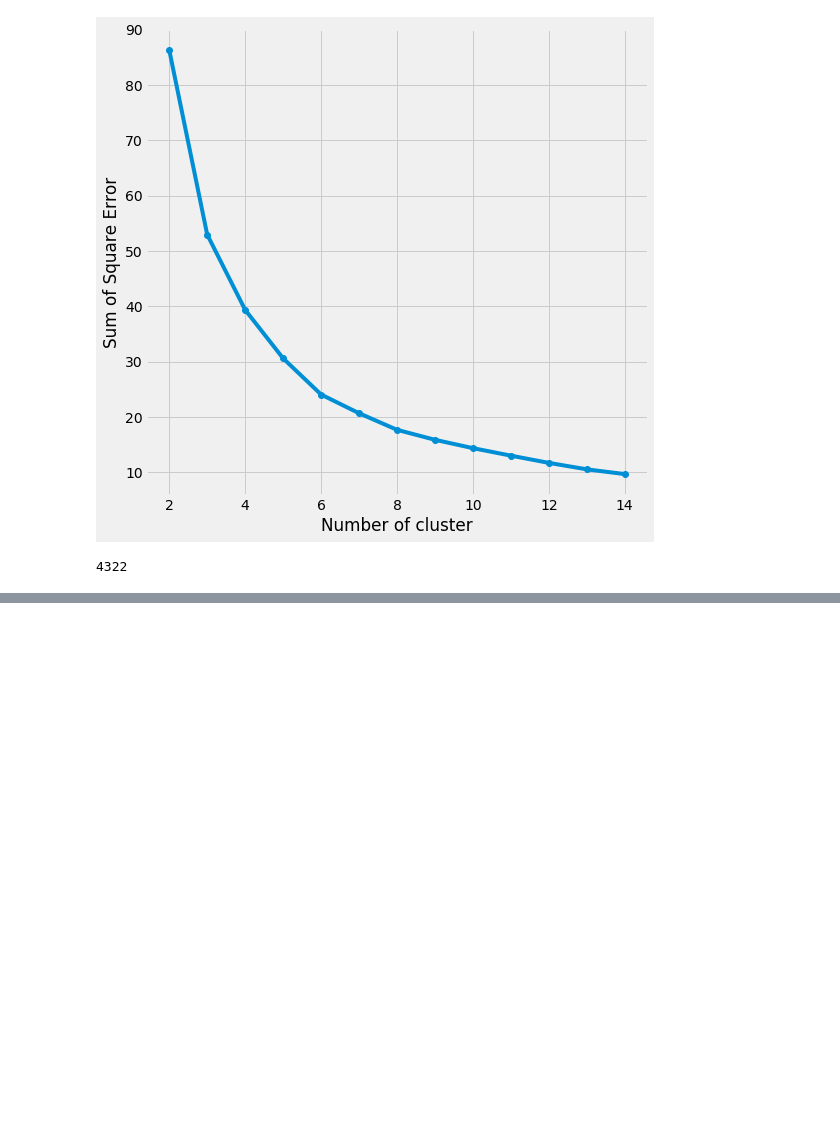
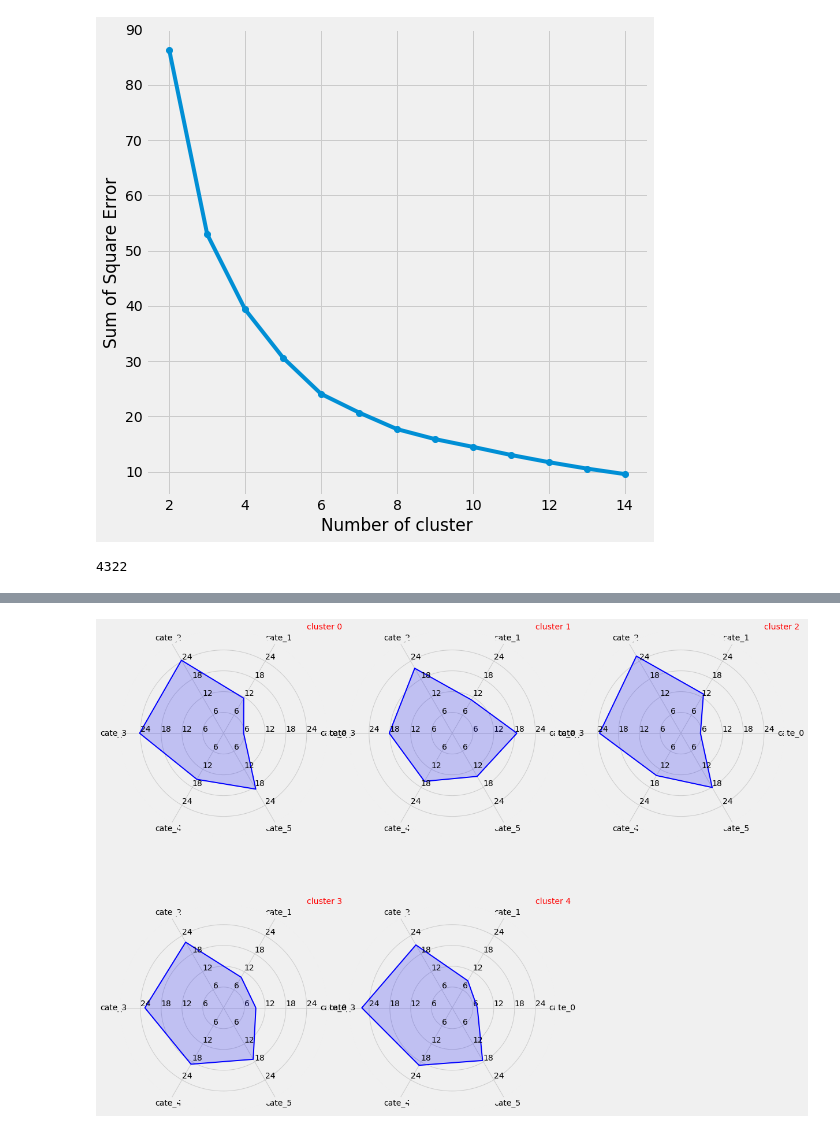
Before and after one commit to fay067/CSC522_P08_Project, a Jupyter notebook: tf-idf_prod_clustering.ipynb, the cells around one changed output, grey strips where cells are left out. Drawn from its saved outputs; the diff is of its cells as text; code cells hidden in the pictures; blank space fills up the shorter version.

Commit message:
Added graph.py and interpretation of customer clustering to notebook

```diff
--- a/tf-idf_prod_clustering.ipynb
+++ b/tf-idf_prod_clustering.ipynb
@@ -171,2 +172,3 @@ tf_idf_rfm.head(10)
 # %%
 tf_idf_rfm.groupby('Group', as_index = False)['CustomerID'].count()
+tf_idf_rfm.rename(columns={'Group': 'Cluster'}, inplace=True)
@@ -179,0 +175,4 @@ tf_idf_rfm.groupby('Group', as_index = False)['CustomerID'].count()
+# %%
+n_attributes = len(tf_idf_rfm.columns) - 5
+customer_clustering = df_for_chart(tf_idf_rfm, n_attributes)
+display(customer_clustering)
@@ -179,0 +188,5 @@ tf_idf_rfm.groupby('Group', as_index = False)['CustomerID'].count()
+# %%
+n_clusters = len(customer_clustering.index)
+radar_chart(customer_clustering, n_clusters, n_attributes)
+# %% [output]
+[figure, added]
```
Also changed, not shown: parts of 10 cells of this notebook, 1 other file.
